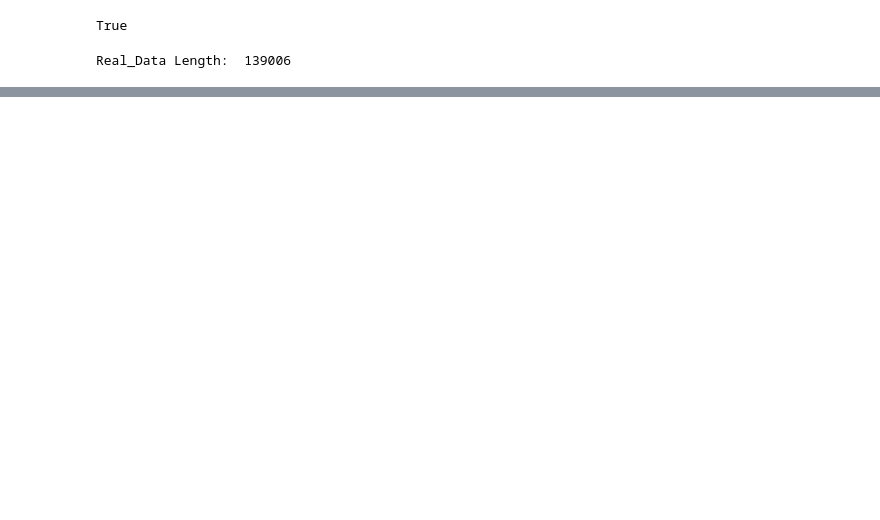
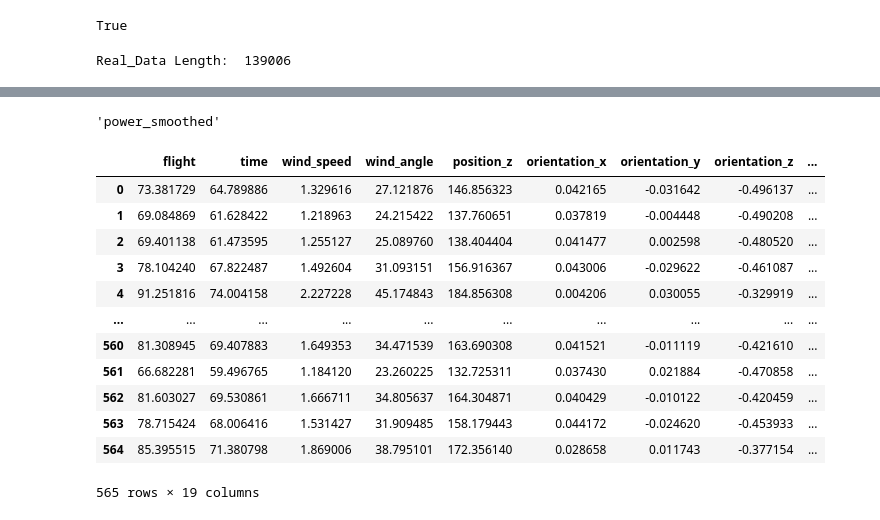
Before and after one commit to multitel-ai/nsw-certification, a Jupyter notebook: Data_Augmentation/DA/AugmentTS.ipynb, the cells around one changed output, grey strips where cells are left out. Saved outputs shown, nothing was run; the diff lists cells and outputs as text; code cells hidden in the pictures; blank space fills up the shorter version.

```diff
--- a/Data_Augmentation/DA/AugmentTS.ipynb
+++ b/Data_Augmentation/DA/AugmentTS.ipynb
@@ -202,0 +195,24 @@ array([[111.53832],
+# %%
+input_features[18]
+# %% [output]
+'power_smoothed'
+# %%
+data_flight_get = new_data2[2425:2990,:,:].numpy().squeeze()
+data_flight_get = pd.DataFrame(data_flight_get)
+data_flight_get.columns = input_features
+
+data_flight_get
+# %% [output]
+|  | flight | time | wind_speed | wind_angle | position_z | orientation_x | orientation_y | orientation_z | ... |
+| 0 | 73.381729 | 64.789886 | 1.329616 | 27.121876 | 146.856323 | 0.042165 | -0.031642 | -0.496137 | ... |
+| 1 | 69.084869 | 61.628422 | 1.218963 | 24.215422 | 137.760651 | 0.037819 | -0.004448 | -0.490208 | ... |
+| 2 | 69.401138 | 61.473595 | 1.255127 | 25.089760 | 138.404404 | 0.041477 | 0.002598 | -0.480520 | ... |
+| 3 | 78.104240 | 67.822487 | 1.492604 | 31.093151 | 156.916367 | 0.043006 | -0.029622 | -0.461087 | ... |
+| 4 | 91.251816 | 74.004158 | 2.227228 | 45.174843 | 184.856308 | 0.004206 | 0.030055 | -0.329919 | ... |
+| ... | ... | ... | ... | ... | ... | ... | ... | ... | ... |
+| 560 | 81.308945 | 69.407883 | 1.649353 | 34.471539 | 163.690308 | 0.041521 | -0.011119 | -0.421610 | ... |
+| 561 | 66.682281 | 59.496765 | 1.184120 | 23.260225 | 132.725311 | 0.037430 | 0.021884 | -0.470858 | ... |
+| 562 | 81.603027 | 69.530861 | 1.666711 | 34.805637 | 164.304871 | 0.040429 | -0.010122 | -0.420459 | ... |
+| 563 | 78.715424 | 68.006416 | 1.531427 | 31.909485 | 158.179443 | 0.044172 | -0.024620 | -0.453933 | ... |
+| 564 | 85.395515 | 71.380798 | 1.869006 | 38.795101 | 172.356140 | 0.028658 | 0.011743 | -0.377154 | ... |
+565 rows × 19 columns
```
Also changed, not shown: parts of 16 cells of this notebook, 13 other files.
